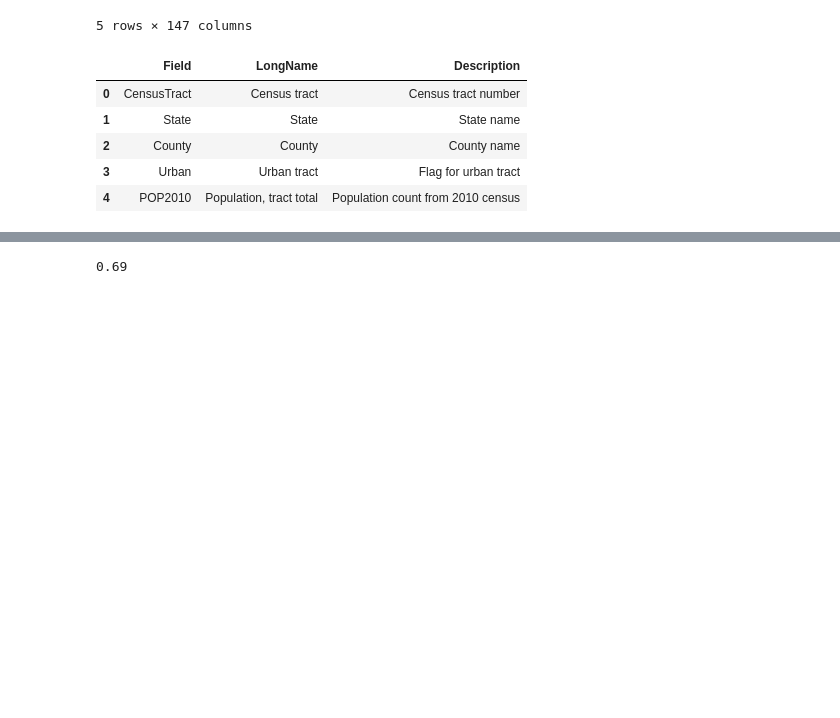
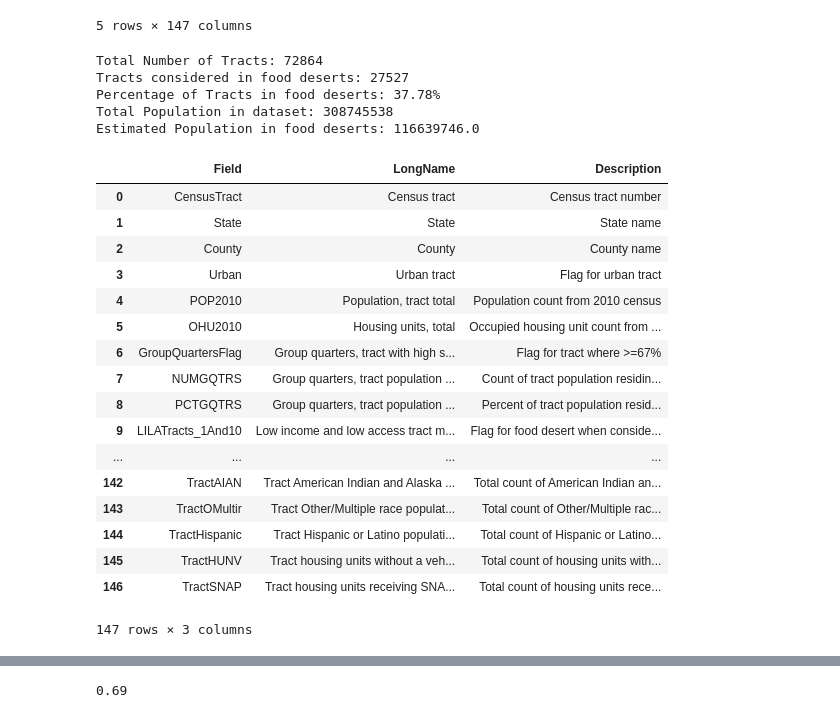
Before and after one commit to priyamittal96/project_1, a Jupyter notebook: Priya.ipynb, the cells around one changed output, grey strips where cells are left out. Drawn from its saved outputs; the diff is of its cells as text; code cells hidden in the pictures; blank space fills up the shorter version.

```diff
--- a/Priya.ipynb
+++ b/Priya.ipynb
@@ -379,13 +387,37 @@ desert_df.head()
 | 3 | 1001020400 | Alabama | Autauga | 1 | 4386 | 1722 | 0 | 0 | 0.000000 | ... |
 | 4 | 1001020500 | Alabama | Autauga | 1 | 10766 | 4082 | 0 | 181 | 0.016812 | ... |
 5 rows × 147 columns
+# %%
+print(f'Total Number of Tracts: {desert_df["POP2010"].count()}')
+print(f'Tracts considered in food deserts: {desert_df["LA1and10"].sum()}')
+print(f'Percentage of Tracts in food deserts: {round((desert_df["LA1and10"].sum()/desert_df["LA1and10"].count())*100,2)}%')
+print(f'Total Population in dataset: {desert_df["POP2010"].sum()}')
+print(f'Estimated Population in food deserts: {round(desert_df["POP2010"].sum()*((desert_df["LA1and10"].sum()/desert_df["LA1and10"].count())),)}')
+# %% [output]
+Total Number of Tracts: 72864
+Tracts considered in food deserts: 27527
+Percentage of Tracts in food deserts: 37.78%
+Total Population in dataset: 308745538
+Estimated Population in food deserts: 116639746.0
 # %%
-desert_var.head()
+desert_var
 # %% [output]
 |  | Field | LongName | Description |
 | 0 | CensusTract | Census tract | Census tract number |
 | 1 | State | State | State name |
 | 2 | County | County | County name |
 | 3 | Urban | Urban tract | Flag for urban tract |
 | 4 | POP2010 | Population, tract total | Population count from 2010 census |
+| 5 | OHU2010 | Housing units, total | Occupied housing unit count from ... |
+| 6 | GroupQuartersFlag | Group quarters, tract with high s... | Flag for tract where >=67% |
+| 7 | NUMGQTRS | Group quarters, tract population ... | Count of tract population residin... |
+| 8 | PCTGQTRS | Group quarters, tract population ... | Percent of tract population resid... |
+| 9 | LILATracts_1And10 | Low income and low access tract m... | Flag for food desert when conside... |
+| ... | ... | ... | ... |
+| 142 | TractAIAN | Tract American Indian and Alaska ... | Total count of American Indian an... |
+| 143 | TractOMultir | Tract Other/Multiple race populat... | Total count of Other/Multiple rac... |
+| 144 | TractHispanic | Tract Hispanic or Latino populati... | Total count of Hispanic or Latino... |
+| 145 | TractHUNV | Tract housing units without a veh... | Total count of housing units with... |
+| 146 | TractSNAP | Tract housing units receiving SNA... | Total count of housing units rece... |
+147 rows × 3 columns
 # %%
```
Also changed, not shown: parts of 5 cells of this notebook, 1 other file.
